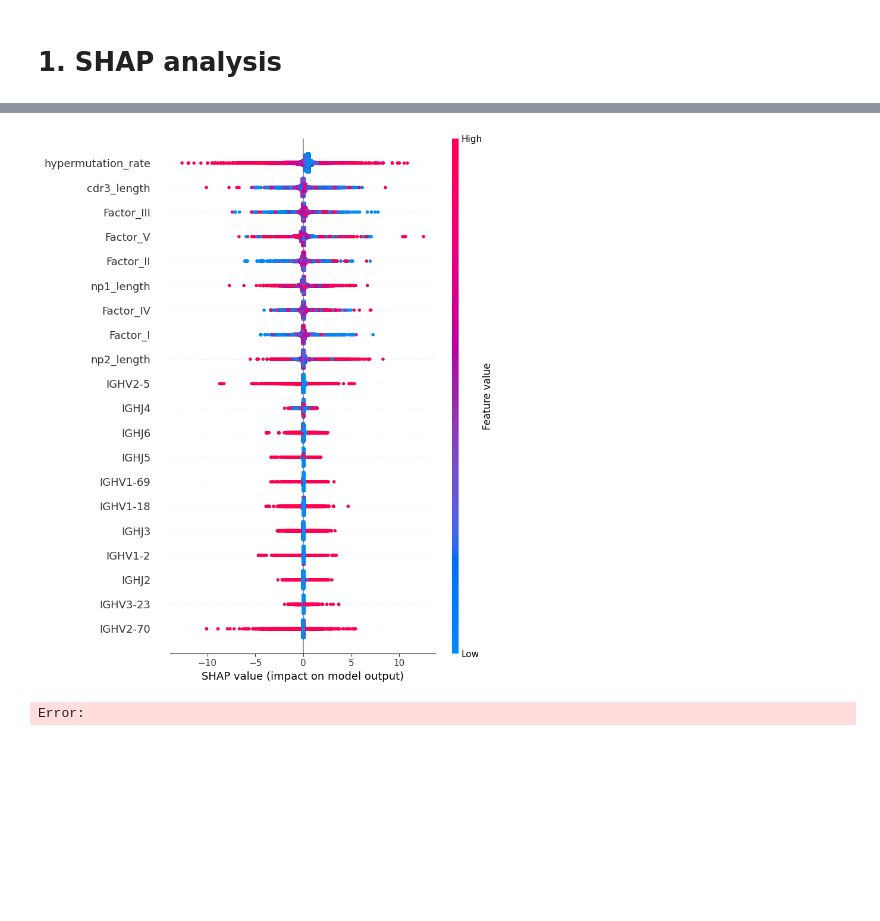
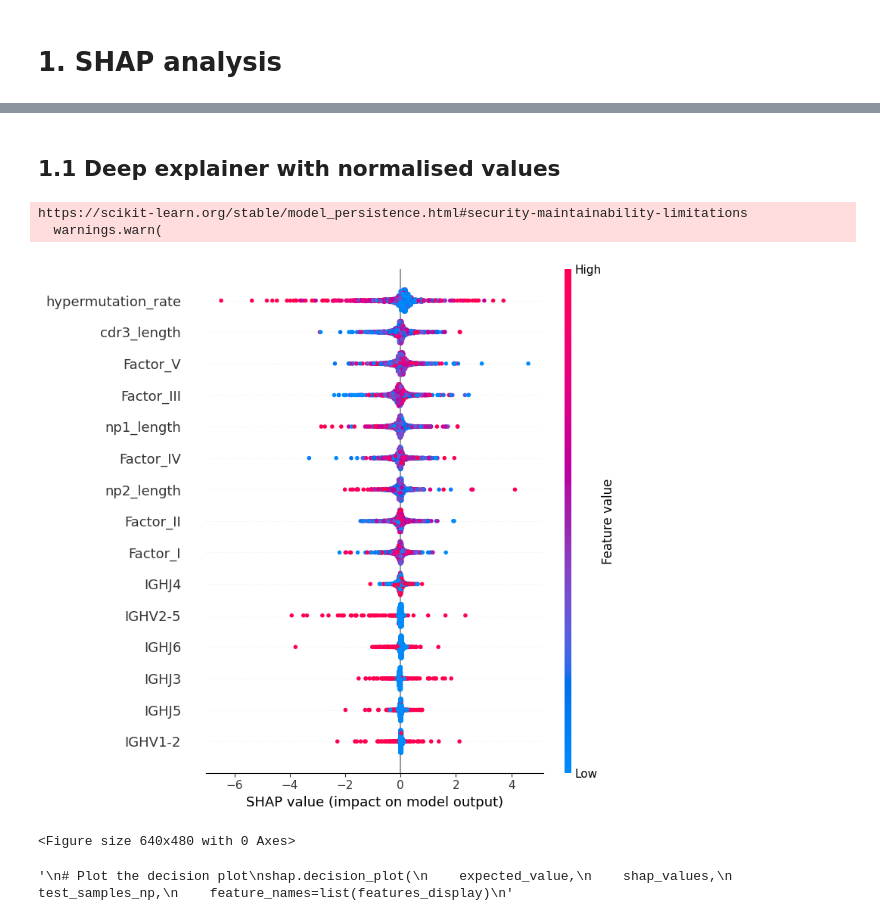
Before and after one commit to lewisl23/BCR-classification-model, a Jupyter notebook: SHAP_analysis/shap_analysis.ipynb, the cells around one changed output, grey strips where cells are left out. Saved outputs shown, nothing was run; the diff lists cells and outputs as text; code cells hidden in the pictures; blank space fills up the shorter version.

Commit message:
create sha figures

```diff
--- a/SHAP_analysis/shap_analysis.ipynb
+++ b/SHAP_analysis/shap_analysis.ipynb
@@ -120,30 +89,70 @@ SHAP values shape: (15000, 78)
+# %% [markdown]
+## 1.1 Deep explainer with normalised values
+# %%
+scaler = joblib.load("/home/s2106664/msc_project/model_training/MLP_sigmoid/scaler.pkl")
+# %% [output]
+https://scikit-learn.org/stable/model_persistence.html#security-maintainability-limitations
+  warnings.warn(
+# %%
+# Background data using 100 random samples from training set
+torch.manual_seed(42)
+
+# Suppose X is your tensor of shape (N, d)
+N_train = X_train_tensor.size(0)
+
+# Generate a random permutation of indices [0, 1, …, N-1]
+perm_train = torch.randperm(N_train)
+
+# Take the first X indices from the shuffled order
+selected_idx = perm_train[:100]
+
+# Index into X to get your random subset
+background = X_train_tensor[selected_idx]
+# %%
+# SHAP samples using 1000 random samples from testing set
+
+torch.manual_seed(42)
+
+# Suppose X is your tensor of shape (N, d)
+N_test = X_test_tensor.size(0)
+
+# Generate a random permutation of indices [0, 1, …, N-1]
+perm_test = torch.randperm(N_test)
+
+# Take the first X indices from the shuffled order
+selected_idx = perm_test[:1000]
+
+# Index into X to get your random subset
+test_samples = X_test_tensor[selected_idx]
 # %%
 model.eval()
 model.cpu()
-
-# Background and test data (NumPy)
-#background = X_test_scaled.iloc[:100].to_numpy().astype(np.float32)
-background = X_test_tensor[:100]
-test_samples = X_test_tensor[:150000]
 
 # Use SHAP's DeepExplainer
 explainer = shap.DeepExplainer(model, background)
 
 # Compute SHAP values
 shap_values = explainer.shap_values(test_samples)
 
 # shap_values will be a list; extract the first item for binary classification
 shap_values = shap_values.squeeze()  # shape: (N, num_features)
 
 # Plot the summary with correct feature names
-shap.summary_plot(shap_values, test_samples, feature_names=X_test_scaled.columns)
+shap.summary_plot(shap_values,
+                  test_samples,
+                  feature_names=X_test_scaled.columns,
+                  max_display=15)  # Show all features
+
+plt.savefig("shap_summary_plot.png", dpi=300, bbox_inches='tight')
 # %% [output]
-[figure, old version]
+[figure, new version]
-Error:
+<Figure size 640x480 with 0 Axes>
 # %%
+# After running DeepExplainer and getting shap_values
+expected_value = explainer.expected_value[0]  # For binary classification
+features_display = X_test_scaled.columns      # Or test_samples if you want values
 
+# If test_samples is a tensor, convert to numpy
 test_samples_np = test_samples.numpy()
-test_samples_np.shape, shap_values.shape
-
-
-shap.force_plot(explainer.expected_value[0], shap_values, test_samples_np, feature_names=X_test_scaled.columns)
+# %% [output]
+'\n# Plot the decision plot\nshap.decision_plot(\n    expected_value,\n    shap_values,\n    test_samples_np,\n    feature_names=list(features_display)\n'
```
Also changed, not shown: parts of 17 cells of this notebook.
